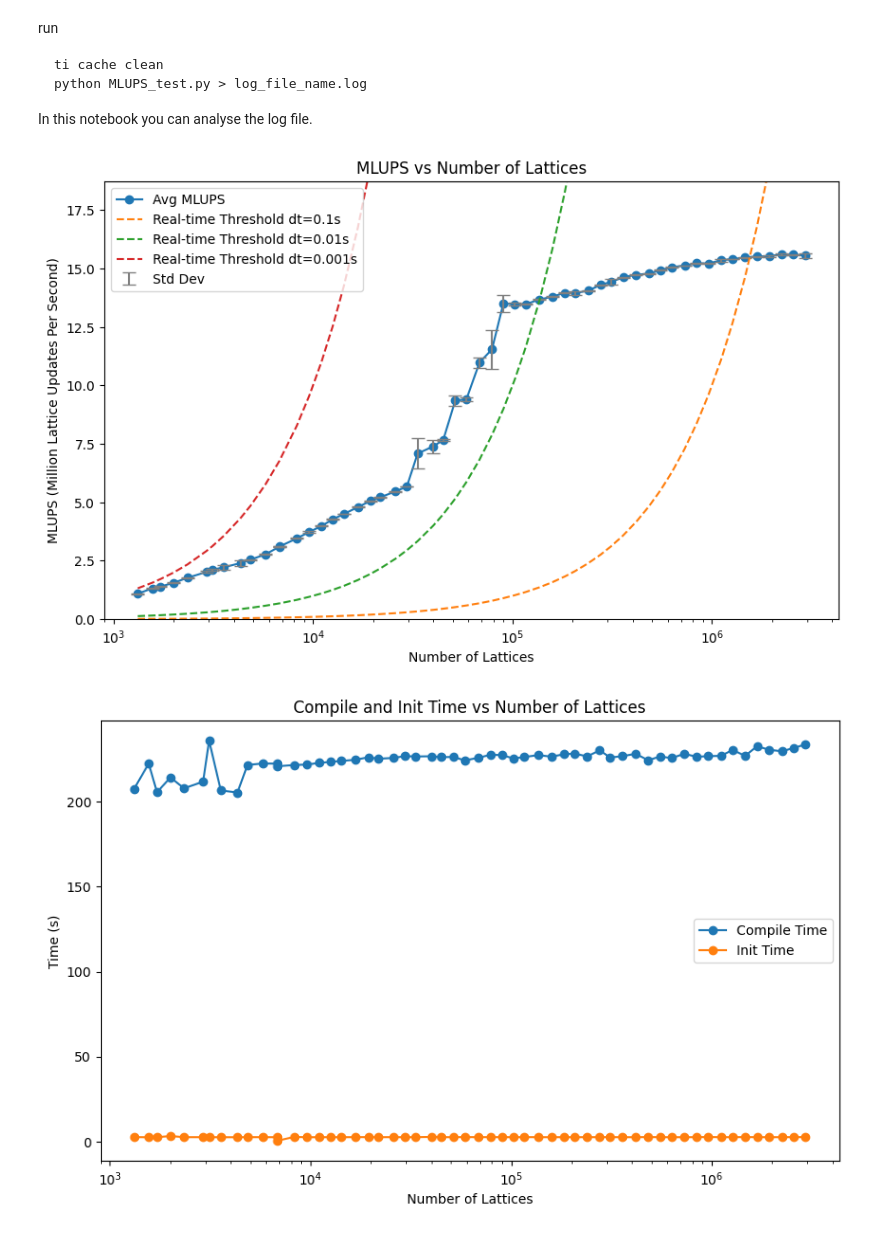
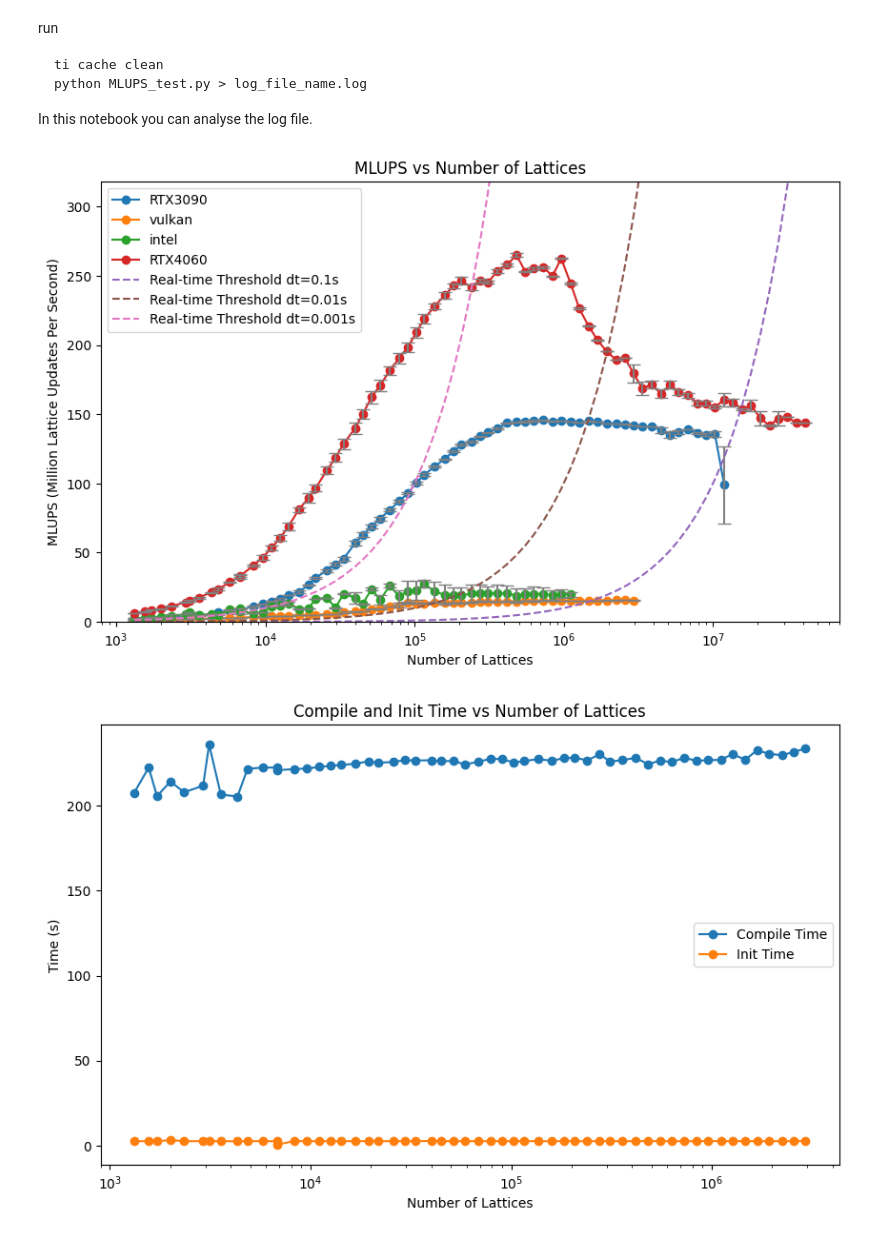
Before and after one commit to YueZeshi/LBM_porousChem, a Jupyter notebook: notebook/MLUPS_test.ipynb, the cells around one changed output. Drawn from its saved outputs; the diff is of its cells as text; code cells hidden in the pictures.

Commit message:
visualize all MLUPS test result

```diff
--- a/notebook/MLUPS_test.ipynb
+++ b/notebook/MLUPS_test.ipynb
@@ -78,27 +78,34 @@ def parse_log_v2(log_file):
                 pass
     return n_lattice_list, avg_MLUPS_list, std_MLUPS_list, compile_time_list, init_time_list
 # %%
-# log_file = "log/labComputer_hongxuan_0112_utf8.log" # log file path
-log_file = "log/YZS_PC_vulkan_MLUPS.log" # log file path
-n_lattice_list,  avg_MLUPS_list, std_MLUPS_list, compile_time_list, init_time_list = parse_log_v2(log_file)
+log_file = "log/labComputer_hongxuan_0112_utf8.log" # log file path
+# log_file = "log/YZS_PC_vulkan_MLUPS.log" # log file path
+log_files = ["log/labComputer_hongxuan_0112_utf8.log",
+                "log/YZS_PC_vulkan_MLUPS.log",
+                "log/YZS_laptop_cpu_MLUPS.log",
+                "log/YZS_legion_cuda_all.log"]
+arch_name = ["RTX3090","vulkan","intel","RTX4060"]
+plt.figure(figsize=(10,6))
+for i in range(len(log_files)):
+    n_lattice_list,  avg_MLUPS_list, std_MLUPS_list, compile_time_list, init_time_list = parse_log_v2(log_files[i])
+    plt.plot(n_lattice_list, avg_MLUPS_list, 'o-', label=arch_name[i])
+    plt.errorbar(n_lattice_list, avg_MLUPS_list, yerr=std_MLUPS_list, fmt='none', ecolor='gray', capsize=5)
 MLUPS_threshold_list_1 = [real_time_threshold(nLattice,dt=0.1) for nLattice in n_lattice_list]
 MLUPS_threshold_list_2 = [real_time_threshold(nLattice,dt=0.01) for nLattice in n_lattice_list]
 MLUPS_threshold_list_3 = [real_time_threshold(nLattice,dt=0.001) for nLattice in n_lattice_list]
-plt.figure(figsize=(10,6))
-plt.plot(n_lattice_list, avg_MLUPS_list, 'o-', label='Avg MLUPS')
-plt.errorbar(n_lattice_list, avg_MLUPS_list, yerr=std_MLUPS_list, fmt='none', ecolor='gray', capsize=5, label='Std Dev')
+
 plt.plot(n_lattice_list, MLUPS_threshold_list_1, '--', label='Real-time Threshold dt=0.1s')
 plt.plot(n_lattice_list, MLUPS_threshold_list_2, '--', label='Real-time Threshold dt=0.01s')
 plt.plot(n_lattice_list, MLUPS_threshold_list_3, '--', label='Real-time Threshold dt=0.001s')
 plt.ylim(0, max(avg_MLUPS_list)*1.2)
 plt.xscale('log')
 plt.xlabel('Number of Lattices')
-plt.ylabel('MLUPS (Million Lattice Updates Per Second)')
-plt.title('MLUPS vs Number of Lattices')
+plt.ylabel(f'MLUPS (Million Lattice Updates Per Second)')
+plt.title(f"MLUPS vs Number of Lattices")
 plt.legend()
 plt.show()
 # %% [output]
-[figure, old version]
+[figure, new version]
 # %%
 plt.figure(figsize=(10,6))
 plt.plot(n_lattice_list, compile_time_list, 'o-', label='Compile Time')
```
Also changed, not shown: 1 other file.
